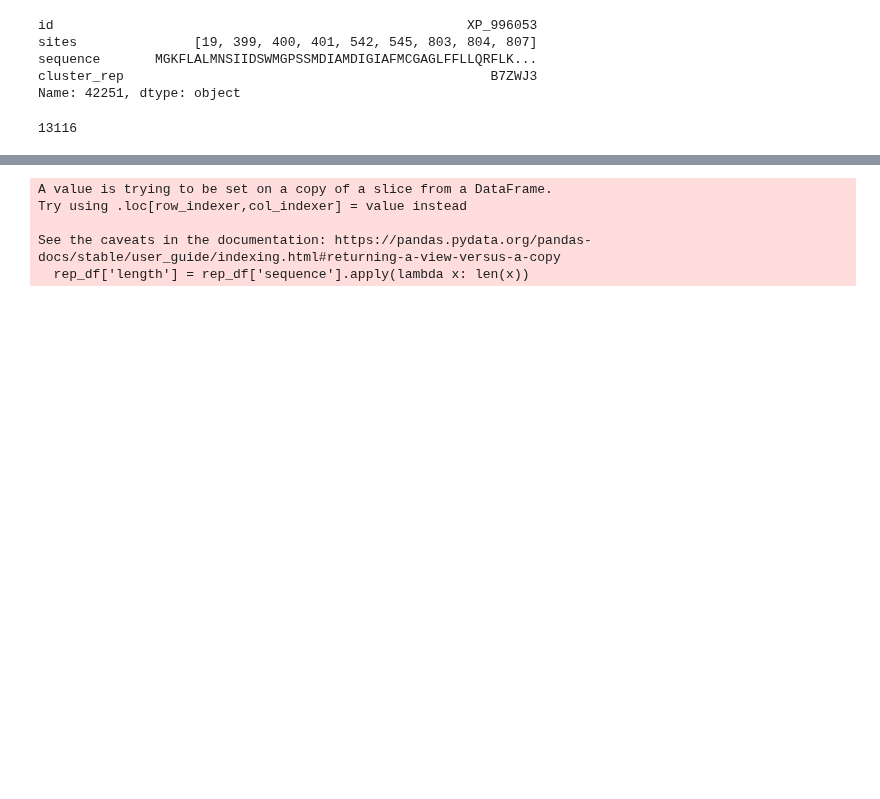
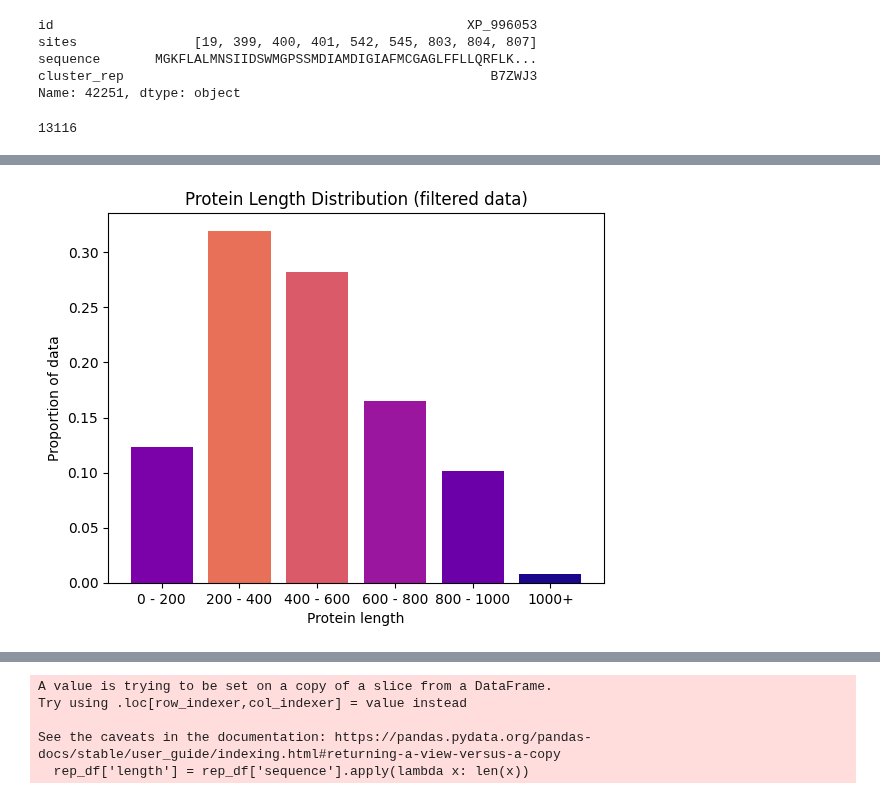
Before and after one commit to nexuso1/bio-research, a Jupyter notebook: notebooks/dataset_preparation.ipynb, the cells around one changed output, grey strips where cells are left out. Saved outputs shown, nothing was run; the diff lists cells and outputs as text; code cells hidden in the pictures; blank space fills up the shorter version.

```diff
--- a/notebooks/dataset_preparation.ipynb
+++ b/notebooks/dataset_preparation.ipynb
@@ -232,3 +281,22 @@ len(joined['cluster_rep'].unique())
+# %%
+def plot_length_dist(lengths, ax, title=None):
+    cmap = colormaps['plasma']
+    brackets = [i * 200 for i in range(7)]
+    hist = np.histogram(lengths, brackets)
+    y = [f"{hist[1][i]} - {hist[1][i + 1]}" for i in range(len(hist[1]) - 1)]
+    y[-1] = f"{hist[1][-2]}+"
+    colors = cmap(hist[0] * 2 / np.sum(hist[0]))
+    ax.bar(y, hist[0] / np.sum(hist[0]), color=colors)
+
+    ax.set_xlabel('Protein length')
+    ax.set_ylabel('Proportion of data')
+    ax.set_title(title)
+
+fig, ax = plt.subplots()
+plot_length_dist(lengths, ax, 'Protein Length Distribution (filtered data)')
+plt.savefig('../img/length_dist_filtered')
+# %% [output]
+[figure, added]
 # %%
 reps = joined['cluster_rep'].unique()
 reps
```
Also changed, not shown: parts of 10 cells of this notebook, 7 other files.
